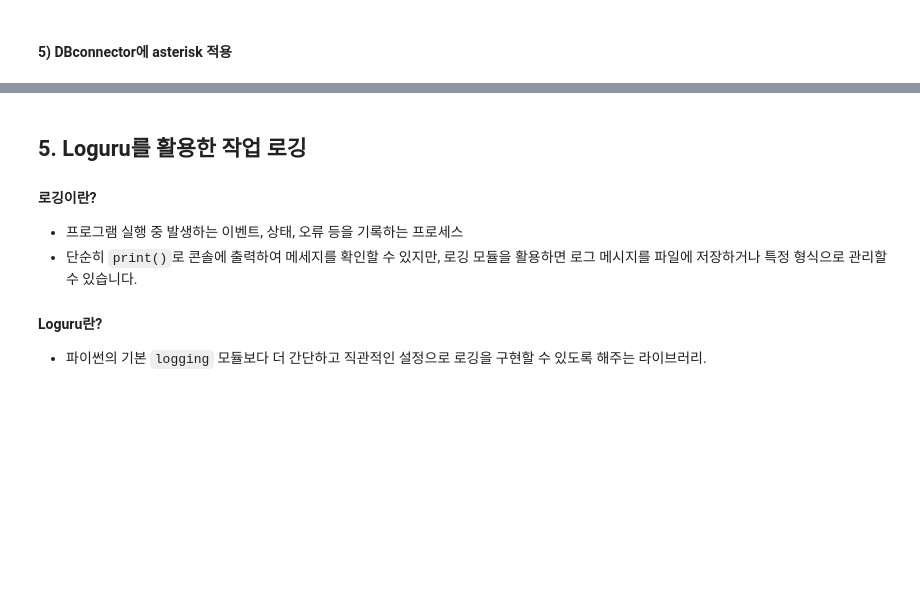
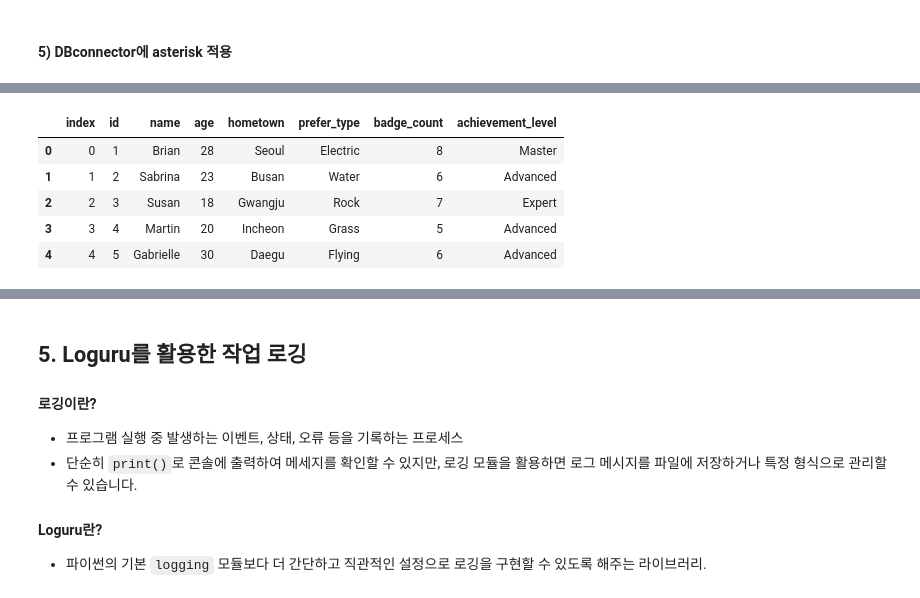
Before and after one commit to woans9566/dataengineering_repo, a Jupyter notebook: 01_python_database/python_db_notebook.ipynb, the cells around one changed output, grey strips where cells are left out. Saved outputs shown, nothing was run; the diff lists cells and outputs as text; code cells hidden in the pictures; blank space fills up the shorter version.

```diff
--- a/01_python_database/python_db_notebook.ipynb
+++ b/01_python_database/python_db_notebook.ipynb
@@ -618,3 +901,15 @@ class DOConnector:
+# %%
+pd.read_sql(
+    sql='SELECT * FROM trainer LIMIT 5',
+    con=post_conn
+)
+# %% [output]
+|  | index | id | name | age | hometown | prefer_type | badge_count | achievement_level |
+| 0 | 0 | 1 | Brian | 28 | Seoul | Electric | 8 | Master |
+| 1 | 1 | 2 | Sabrina | 23 | Busan | Water | 6 | Advanced |
+| 2 | 2 | 3 | Susan | 18 | Gwangju | Rock | 7 | Expert |
+| 3 | 3 | 4 | Martin | 20 | Incheon | Grass | 5 | Advanced |
+| 4 | 4 | 5 | Gabrielle | 30 | Daegu | Flying | 6 | Advanced |
 # %% [markdown]
 #### 심화) class 객체에 with문 적용
 Bad Case
```
Also changed, not shown: parts of 21 cells of this notebook, 12 other files.
